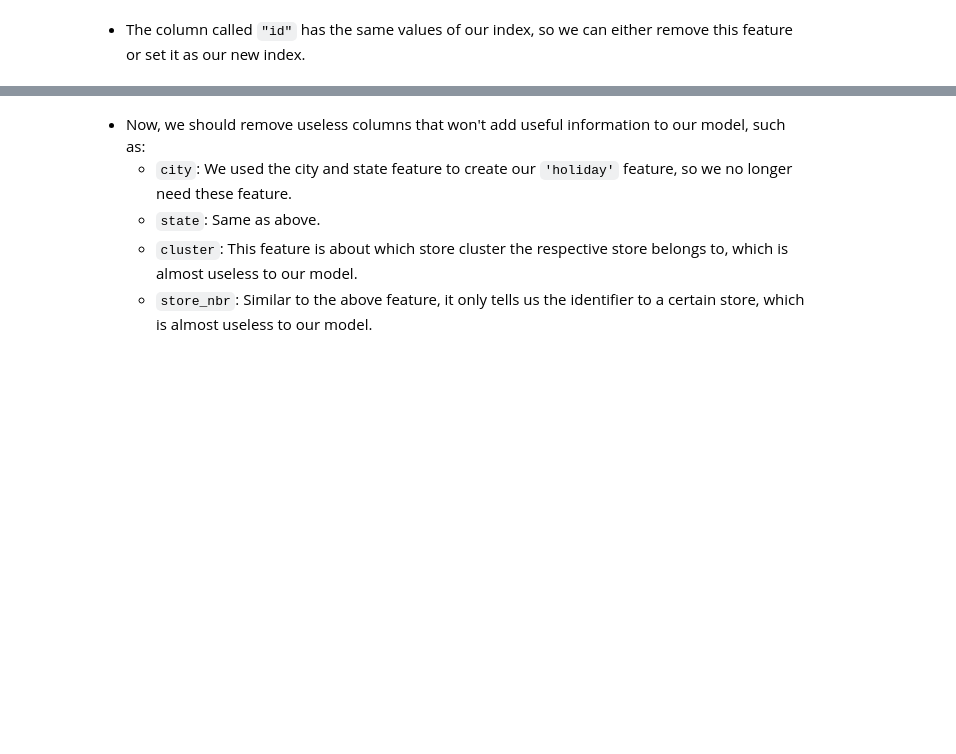
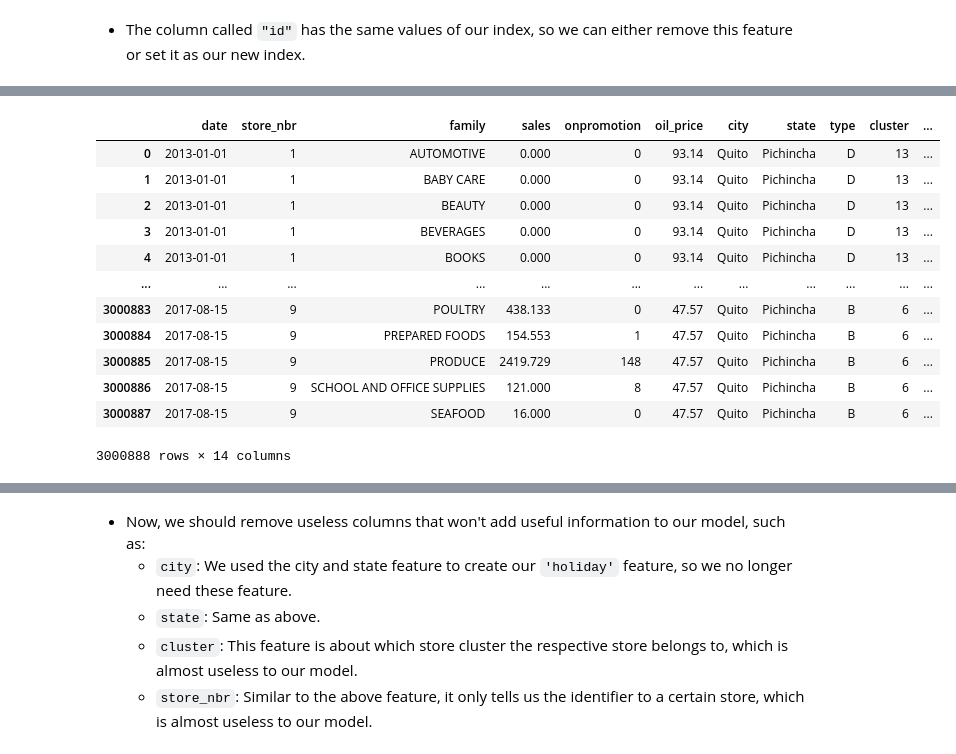
Before and after one commit to edmar-bevilaqua/data_science, a Jupyter notebook: Projects/Kaggle/Store Sales - Time Series Forecasting/store_sales.ipynb, the cells around one changed output, grey strips where cells are left out. Cells and saved outputs as stored; diff of their text form; code cells hidden in the pictures; blank space fills up the shorter version.

Commit message:
Update store_sales.ipynb
Add more feature engineering

```diff
--- a/Projects/Kaggle/Store Sales - Time Series Forecasting/store_sales.ipynb
+++ b/Projects/Kaggle/Store Sales - Time Series Forecasting/store_sales.ipynb
@@ -699,0 +709,15 @@ test.set_index('id', inplace=True)
+# %%
+def lag_sales(df, date_column, sales_column, lag_days=1):
+    df_copy = df.copy()
+    df_copy[date_column] += pd.Timedelta(days=lag_days)
+    df_copy.rename(columns={sales_column : f'sales_{lag_days}_days_ago'}, inplace=True)
+    df_copy = pd.merge(left=df,
+                       right=df_copy.loc[:, ['store_nbr', 'family', 'date', f'sales_{lag_days}_days_ago']],
+                       on=['store_nbr', 'family', 'date'],
+                       how='left')
+    df_copy.loc[:, f'sales_{lag_days}_days_ago'].fillna(0, inplace=True)
+    return df_copy
+# %%
+# Train -> Adding lag features for 7, 14 and 28 days:
+for days in [7, 14, 28]:
+    train = lag_sales(train, 'date', 'sales', lag_days=days)
@@ -699,0 +729,16 @@ test.set_index('id', inplace=True)
+# %%
+train
+# %% [output]
+|  | date | store_nbr | family | sales | onpromotion | oil_price | city | state | type | cluster | ... |
+| 0 | 2013-01-01 | 1 | AUTOMOTIVE | 0.000 | 0 | 93.14 | Quito | Pichincha | D | 13 | ... |
+| 1 | 2013-01-01 | 1 | BABY CARE | 0.000 | 0 | 93.14 | Quito | Pichincha | D | 13 | ... |
+| 2 | 2013-01-01 | 1 | BEAUTY | 0.000 | 0 | 93.14 | Quito | Pichincha | D | 13 | ... |
+| 3 | 2013-01-01 | 1 | BEVERAGES | 0.000 | 0 | 93.14 | Quito | Pichincha | D | 13 | ... |
+| 4 | 2013-01-01 | 1 | BOOKS | 0.000 | 0 | 93.14 | Quito | Pichincha | D | 13 | ... |
+| ... | ... | ... | ... | ... | ... | ... | ... | ... | ... | ... | ... |
+| 3000883 | 2017-08-15 | 9 | POULTRY | 438.133 | 0 | 47.57 | Quito | Pichincha | B | 6 | ... |
+| 3000884 | 2017-08-15 | 9 | PREPARED FOODS | 154.553 | 1 | 47.57 | Quito | Pichincha | B | 6 | ... |
+| 3000885 | 2017-08-15 | 9 | PRODUCE | 2419.729 | 148 | 47.57 | Quito | Pichincha | B | 6 | ... |
+| 3000886 | 2017-08-15 | 9 | SCHOOL AND OFFICE SUPPLIES | 121.000 | 8 | 47.57 | Quito | Pichincha | B | 6 | ... |
+| 3000887 | 2017-08-15 | 9 | SEAFOOD | 16.000 | 0 | 47.57 | Quito | Pichincha | B | 6 | ... |
+3000888 rows × 14 columns
```
Also changed, not shown: parts of 9 cells of this notebook, 1 other file.
